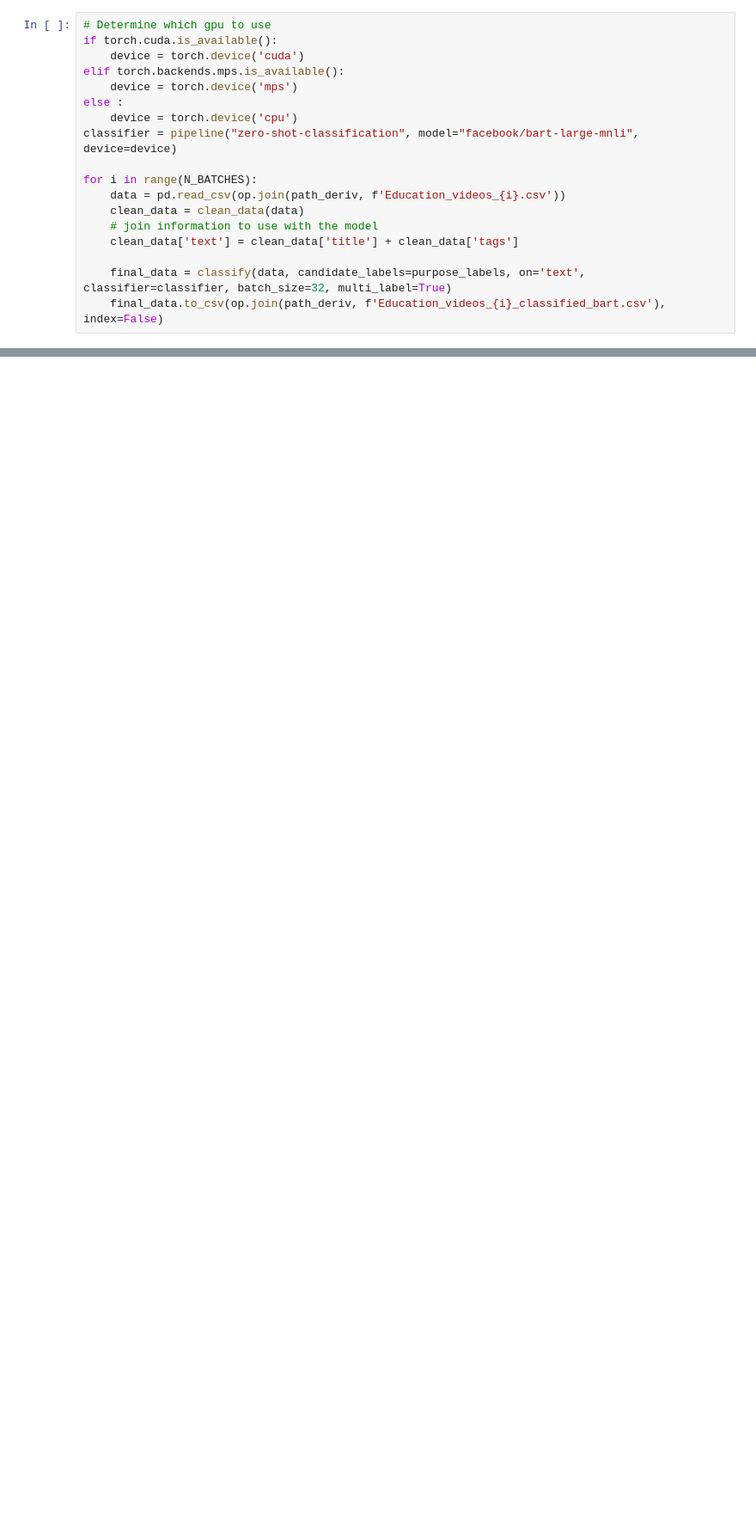
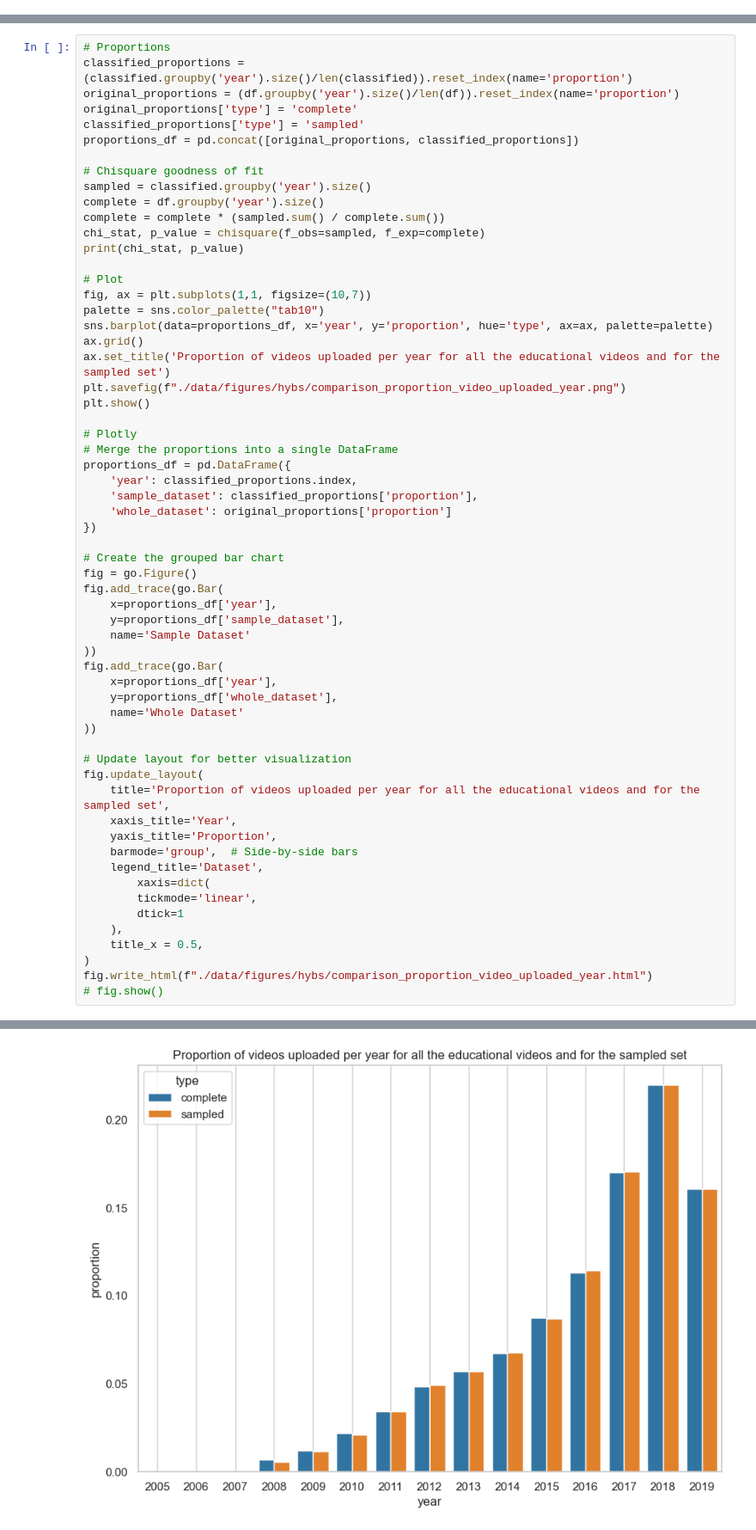
Before and after one commit to epfl-ada/ada-2024-project-sickada, a Jupyter notebook: results.ipynb, the cells around one changed output, grey strips where cells are left out. Shown: that part at 86% size. Drawn from its saved outputs; the diff is of its cells as text; blank space fills up the shorter version.

```diff
--- a/results.ipynb
+++ b/results.ipynb
@@ -372,18 +0,0 @@ for i in range(N_BATCHES):
-# %%
-# Determine which gpu to use
-if torch.cuda.is_available():
-    device = torch.device('cuda')
-elif torch.backends.mps.is_available():
-    device = torch.device('mps')
-else :
-    device = torch.device('cpu')
-classifier = pipeline("zero-shot-classification", model="facebook/bart-large-mnli", device=device)
-
-for i in range(N_BATCHES):
-    data = pd.read_csv(op.join(path_deriv, f'Education_videos_{i}.csv'))
-    clean_data = clean_data(data)
-    # join information to use with the model
-    clean_data['text'] = clean_data['title'] + clean_data['tags']
-
-    final_data = classify(data, candidate_labels=purpose_labels, on='text', classifier=classifier, batch_size=32, multi_label=True)
-    final_data.to_csv(op.join(path_deriv, f'Education_videos_{i}_classified_bart.csv'), index=False)
@@ -389,0 +60,61 @@ for i in range(N_BATCHES):
+# %%
+# Proportions
+classified_proportions = (classified.groupby('year').size()/len(classified)).reset_index(name='proportion')
+original_proportions = (df.groupby('year').size()/len(df)).reset_index(name='proportion')
+original_proportions['type'] = 'complete'
+classified_proportions['type'] = 'sampled'
+proportions_df = pd.concat([original_proportions, classified_proportions])
+
+# Chisquare goodness of fit
+sampled = classified.groupby('year').size()
+complete = df.groupby('year').size()
+complete = complete * (sampled.sum() / complete.sum())
+chi_stat, p_value = chisquare(f_obs=sampled, f_exp=complete)
+print(chi_stat, p_value)
+
+# Plot
+fig, ax = plt.subplots(1,1, figsize=(10,7))
+palette = sns.color_palette("tab10")
+sns.barplot(data=proportions_df, x='year', y='proportion', hue='type', ax=ax, palette=palette)
+ax.grid()
+ax.set_title('Proportion of videos uploaded per year for all the educational videos and for the sampled set')
+plt.savefig(f"./data/figures/hybs/comparison_proportion_video_uploaded_year.png")
+plt.show()
+
+# Plotly
+# Merge the proportions into a single DataFrame
+proportions_df = pd.DataFrame({
+    'year': classified_proportions.index,
+    'sample_dataset': classified_proportions['proportion'],
+    'whole_dataset': original_proportions['proportion']
+})
+
+# Create the grouped bar chart
+fig = go.Figure()
+fig.add_trace(go.Bar(
+    x=proportions_df['year'],
+    y=proportions_df['sample_dataset'],
+    name='Sample Dataset'
+))
+fig.add_trace(go.Bar(
+    x=proportions_df['year'],
+    y=proportions_df['whole_dataset'],
+    name='Whole Dataset'
+))
+
+# Update layout for better visualization
+fig.update_layout(
+    title='Proportion of videos uploaded per year for all the educational videos and for the sampled set',
+    xaxis_title='Year',
+    yaxis_title='Proportion',
+    barmode='group',  # Side-by-side bars
+    legend_title='Dataset',
+        xaxis=dict(
+        tickmode='linear',
+        dtick=1
+    ),
+    title_x = 0.5,
+)
+fig.write_html(f"./data/figures/hybs/comparison_proportion_video_uploaded_year.html")
+# fig.show()
+# %% [output]
@@ -389,0 +123 @@ for i in range(N_BATCHES):
+[figure, added]
```
Also changed, not shown: parts of 91 cells of this notebook, 1 other file.
